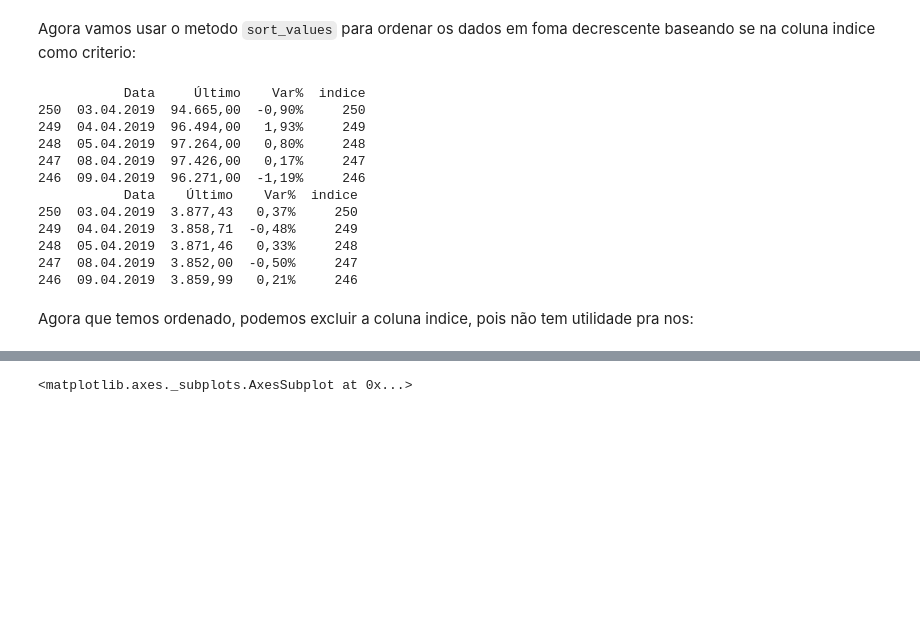
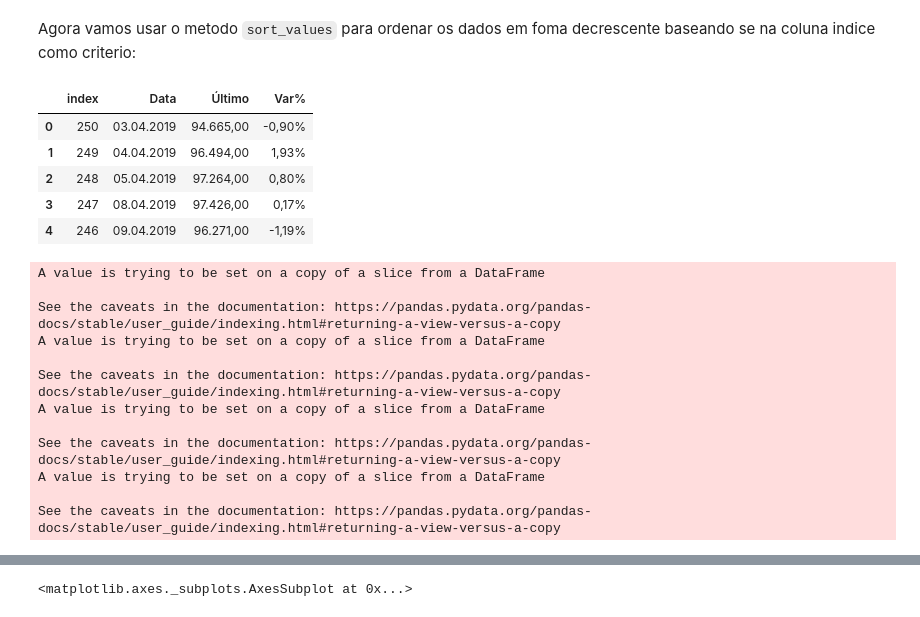
Before and after one commit to nilberthsouza/Analise-WIN-WDO, a Jupyter notebook: Analisando Win e Wdo.ipynb, the cells around one changed output, grey strips where cells are left out. Drawn from its saved outputs; the diff is of its cells as text; code cells hidden in the pictures; blank space fills up the shorter version.

```diff
--- a/Analisando Win e Wdo.ipynb
+++ b/Analisando Win e Wdo.ipynb
@@ -101,21 +101,18 @@ Agora vamos usar o metodo `sort_values` para ordenar os dados em foma decrescent
 # %%
 wdo = wdo.sort_values(by ='indice',ascending=False )
 win = win.sort_values(by='indice',ascending=False)
 
-print(win.head())
-print(wdo.head())
+wdo.drop(['indice'],inplace=True,axis=1)
+win.drop(['indice'],inplace=True,axis=1)
+
+wdo.reset_index(inplace=True)
+win.reset_index(inplace=True)
+
+win.head()
 # %% [output]
-           Data     Último    Var%  indice
-250  03.04.2019  94.665,00  -0,90%     250
-249  04.04.2019  96.494,00   1,93%     249
-248  05.04.2019  97.264,00   0,80%     248
-247  08.04.2019  97.426,00   0,17%     247
-246  09.04.2019  96.271,00  -1,19%     246
-           Data    Último    Var%  indice
-250  03.04.2019  3.877,43   0,37%     250
-249  04.04.2019  3.858,71  -0,48%     249
-248  05.04.2019  3.871,46   0,33%     248
-247  08.04.2019  3.852,00  -0,50%     247
-246  09.04.2019  3.859,99   0,21%     246
+|  | index | Data | Último | Var% |
+| 0 | 250 | 03.04.2019 | 94.665,00 | -0,90% |
+| 1 | 249 | 04.04.2019 | 96.494,00 | 1,93% |
+| 2 | 248 | 05.04.2019 | 97.264,00 | 0,80% |
+| 3 | 247 | 08.04.2019 | 97.426,00 | 0,17% |
+| 4 | 246 | 09.04.2019 | 96.271,00 | -1,19% |
-# %% [markdown]
-Agora que temos ordenado, podemos excluir a coluna indice, pois não tem utilidade pra nos:
@@ -125,4 +119,8 @@ win.drop(['indice'],axis=1,inplace=True)
 # %%
+#troca pontos por traços na data
+win['Data'] = win['Data'].map(lambda x: x.replace('.','-'))
+wdo['Data'] = wdo['Data'].map(lambda x: x.replace('.','-'))
+
 #remove % , troca virgula por pontos
 win['Var%']= win['Var%'].map(lambda a: a.replace('%',''))
 win['Var%']= win['Var%'].map(lambda a: a.replace(',','.'))
@@ -146,3 +144,21 @@ for i in range(len(win['Var%'])):
 
     wdo['Var%'][i] = float(wdo['Var%'][i])
     wdo['Último'][i] = float(wdo['Último'][i])
+
+
+win['Data'] = pd.to_datetime(win['Data'],format='%d-%m-%Y',errors='coerce')
+
+wdo['Data'] = pd.to_datetime(wdo['Data'],format='%d-%m-%Y',errors='coerce')
+# %% [output]
+A value is trying to be set on a copy of a slice from a DataFrame
+
+See the caveats in the documentation: https://pandas.pydata.org/pandas-docs/stable/user_guide/indexing.html#returning-a-view-versus-a-copy
+A value is trying to be set on a copy of a slice from a DataFrame
+
+See the caveats in the documentation: https://pandas.pydata.org/pandas-docs/stable/user_guide/indexing.html#returning-a-view-versus-a-copy
+A value is trying to be set on a copy of a slice from a DataFrame
+
+See the caveats in the documentation: https://pandas.pydata.org/pandas-docs/stable/user_guide/indexing.html#returning-a-view-versus-a-copy
+A value is trying to be set on a copy of a slice from a DataFrame
+
+See the caveats in the documentation: https://pandas.pydata.org/pandas-docs/stable/user_guide/indexing.html#returning-a-view-versus-a-copy
```
Also changed, not shown: parts of 7 cells of this notebook.
